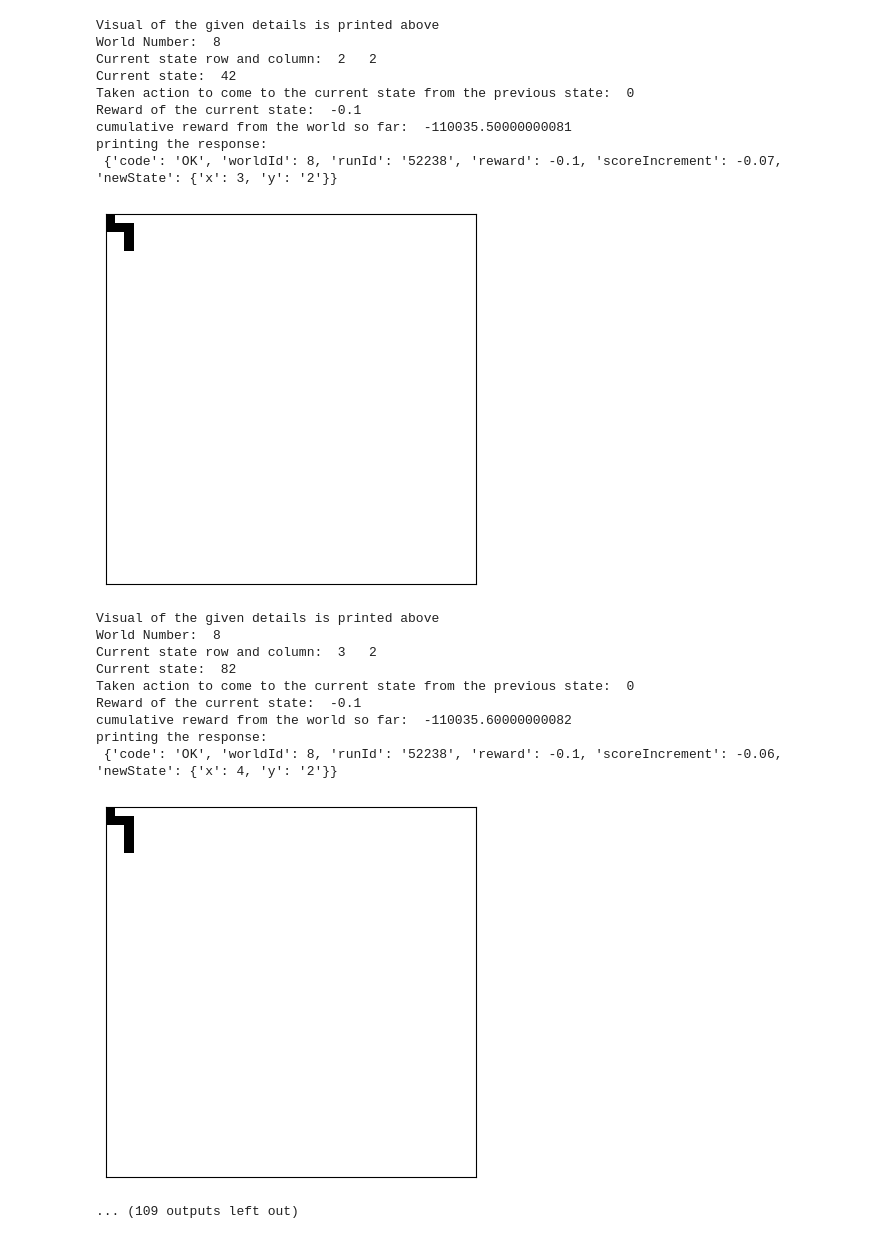
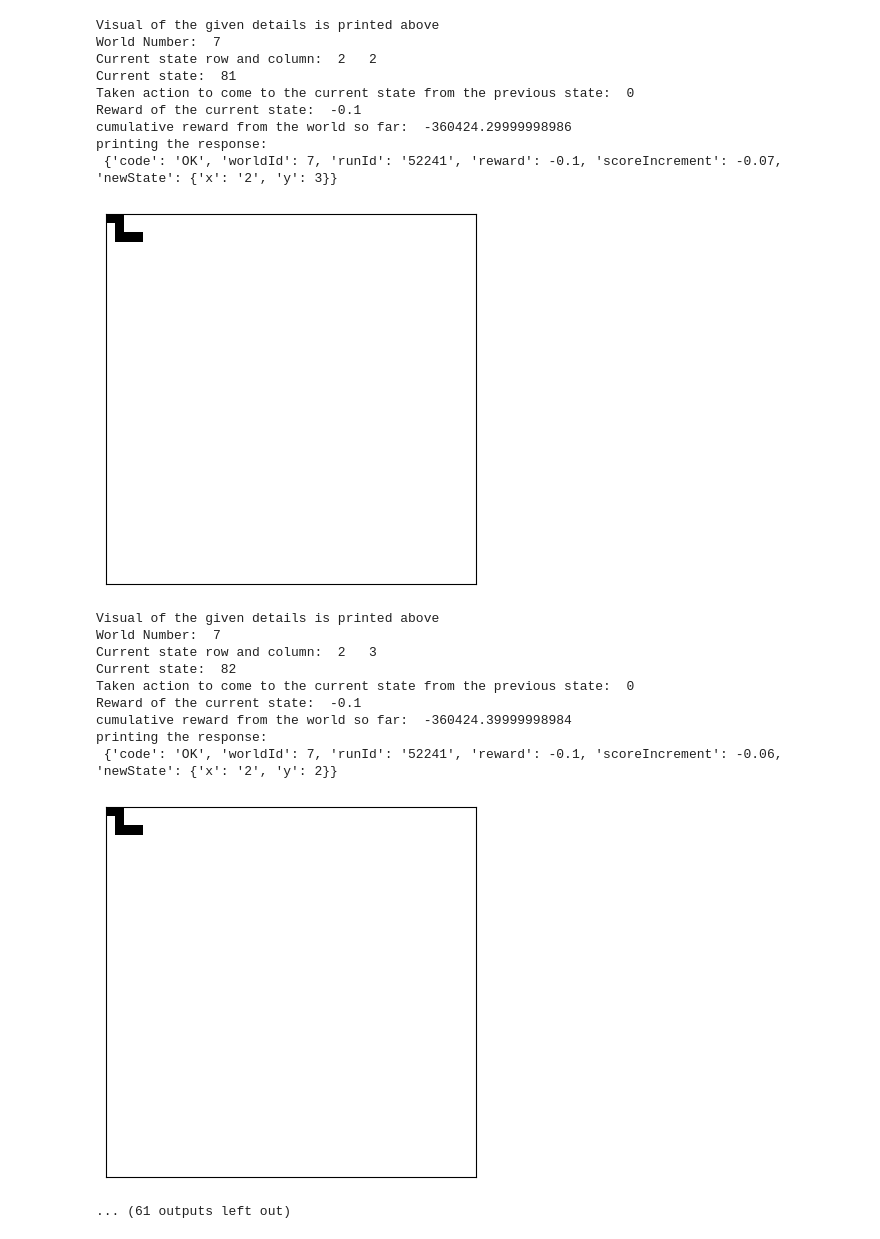
Before and after one commit to tmehtiyev2019/Reinforcement-Learning, a Jupyter notebook: Main.ipynb, the cells around one changed output. Cells and saved outputs as stored; diff of their text form; code cells hidden in the pictures.

```diff
--- a/Main.ipynb
+++ b/Main.ipynb
@@ -109,7 +109,7 @@ for episode in range(n_episodes):
             world_id=np.argmin(world_traversal_count[1:])+1
             print(world_traversal_count)
 
-        world_id=8
+        world_id=7
         adjusted_epsilon=epsilon*(0.8**world_traversal_count[world_id])
         adjusted_alpha=alpha*(0.8**world_traversal_count[world_id])
         print(world_id, " world selected for iteration")
@@ -265,21 +265,21 @@ printing the response:
 Visual of the given details is printed above
-World Number:  8
+World Number:  7
 Current state row and column:  2   2
-Current state:  42
+Current state:  81
 Taken action to come to the current state from the previous state:  0
 Reward of the current state:  -0.1
-cumulative reward from the world so far:  -110035.50000000081
+cumulative reward from the world so far:  -360424.29999998986
 printing the response:
- {'code': 'OK', 'worldId': 8, 'runId': '52238', 'reward': -0.1, 'scoreIncrement': -0.07, 'newState': {'x': 3, 'y': '2'}}
+ {'code': 'OK', 'worldId': 7, 'runId': '52241', 'reward': -0.1, 'scoreIncrement': -0.07, 'newState': {'x': '2', 'y': 3}}
-[figure, old version]
+[figure, new version]
 Visual of the given details is printed above
-World Number:  8
-Current state row and column:  3   2
+World Number:  7
+Current state row and column:  2   3
 Current state:  82
 Taken action to come to the current state from the previous state:  0
 Reward of the current state:  -0.1
-cumulative reward from the world so far:  -110035.60000000082
+cumulative reward from the world so far:  -360424.39999998984
 printing the response:
- {'code': 'OK', 'worldId': 8, 'runId': '52238', 'reward': -0.1, 'scoreIncrement': -0.06, 'newState': {'x': 4, 'y': '2'}}
+ {'code': 'OK', 'worldId': 7, 'runId': '52241', 'reward': -0.1, 'scoreIncrement': -0.06, 'newState': {'x': '2', 'y': 2}}
-[figure, old version]
+[figure, new version]
-... (109 outputs left out)
+... (61 outputs left out)
```
Also changed, not shown: parts of 1 cell of this notebook, 2 other files.
